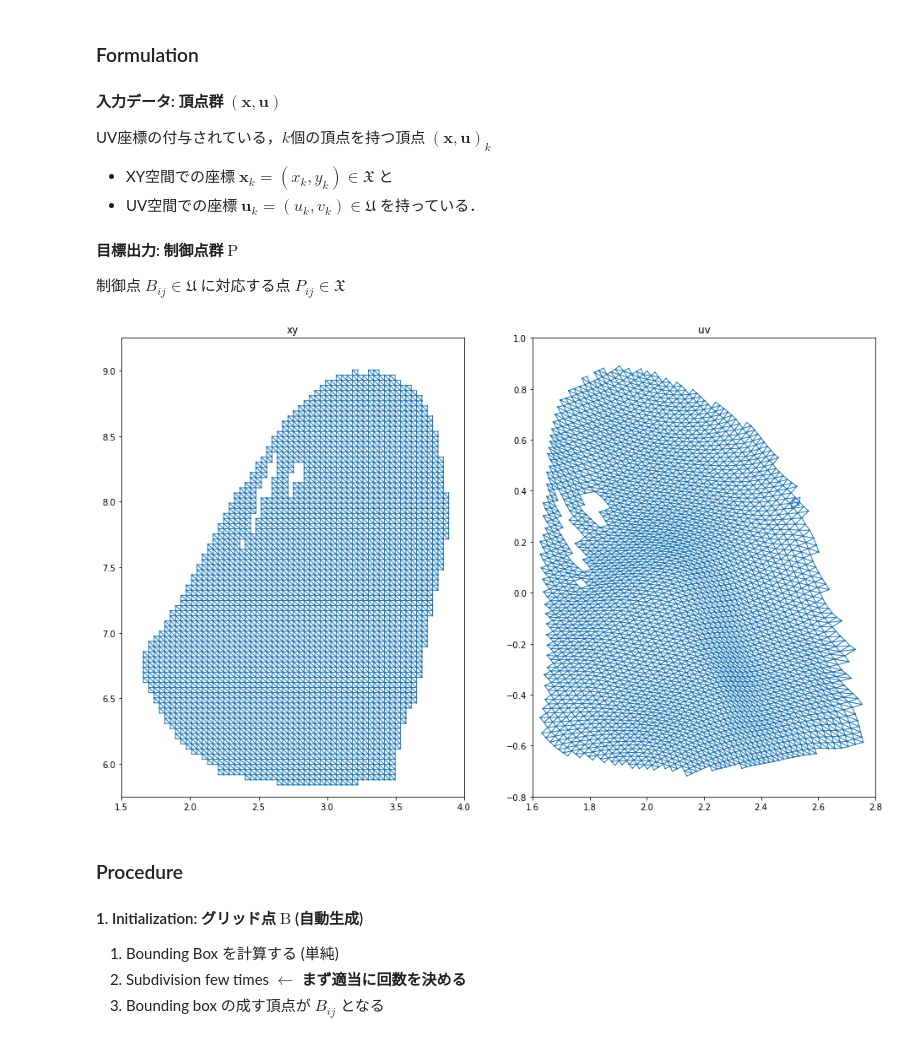
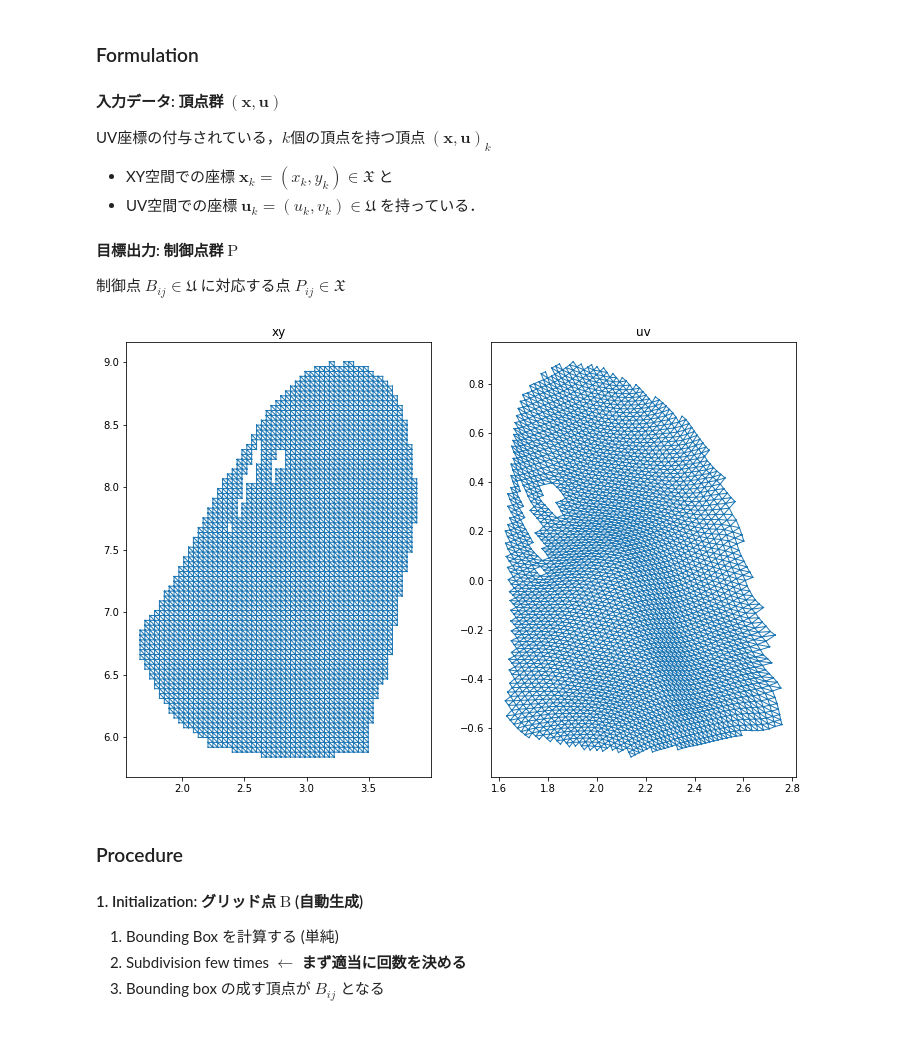
Before and after one commit to stnoh/InverseFFD, a Jupyter notebook: InverseFFD_ver2.ipynb, the cells around one changed output. Cells and saved outputs as stored; diff of their text form; code cells hidden in the pictures.

```diff
--- a/InverseFFD_ver2.ipynb
+++ b/InverseFFD_ver2.ipynb
@@ -53,28 +41,0 @@ x = x[:,:2] ## reduce vertex dimension: 3D -> 2D
-# %%
-## visualize mesh data by Matplotlib
-import matplotlib.pyplot as plt
-%matplotlib inline
-
-fig, (ax1, ax2) = plt.subplots(1, 2, figsize=(16,10))
-
-############################################################
-## XY-space
-############################################################
-ax1.set_title('xy')
-
-ax1.set_xlim([1.5,4.0]) ## 2.5
-ax1.set_ylim([5.75,9.25]) ## 4.0
-ax1.triplot(x[:,0], x[:,1], tri, linewidth=1.0)
-
-############################################################
-## UV-space
-############################################################
-ax2.set_title('uv')
-
-ax2.set_xlim([ 1.6,2.8]) ## 1.2
-ax2.set_ylim([-0.8,1.0]) ## 1.8
-ax2.triplot(u[:,0], u[:,1], tri, linewidth=1.0)
-
-plt.show()
-# %% [output]
-[figure, removed]
@@ -81,3 +75,27 @@ plt.show()
+# %%
+## visualize mesh data by Matplotlib
+import matplotlib.pyplot as plt
+%matplotlib inline
+
+fig, (ax1, ax2) = plt.subplots(1, 2, figsize=(12,8))
+
+############################################################
+## XY-space
+############################################################
+ax1.set_title('xy')
+
+ax1.triplot(x[:,0], x[:,1], tri, linewidth=1)
+
+############################################################
+## UV-space
+############################################################
+ax2.set_title('uv')
+
+ax2.triplot(u[:,0], u[:,1], tri, linewidth=1)
+
+plt.show()
+# %% [output]
+[figure, added]
 # %% [markdown]
 ### Procedure
 
```
Also changed, not shown: parts of 21 cells of this notebook, 1 other file.
